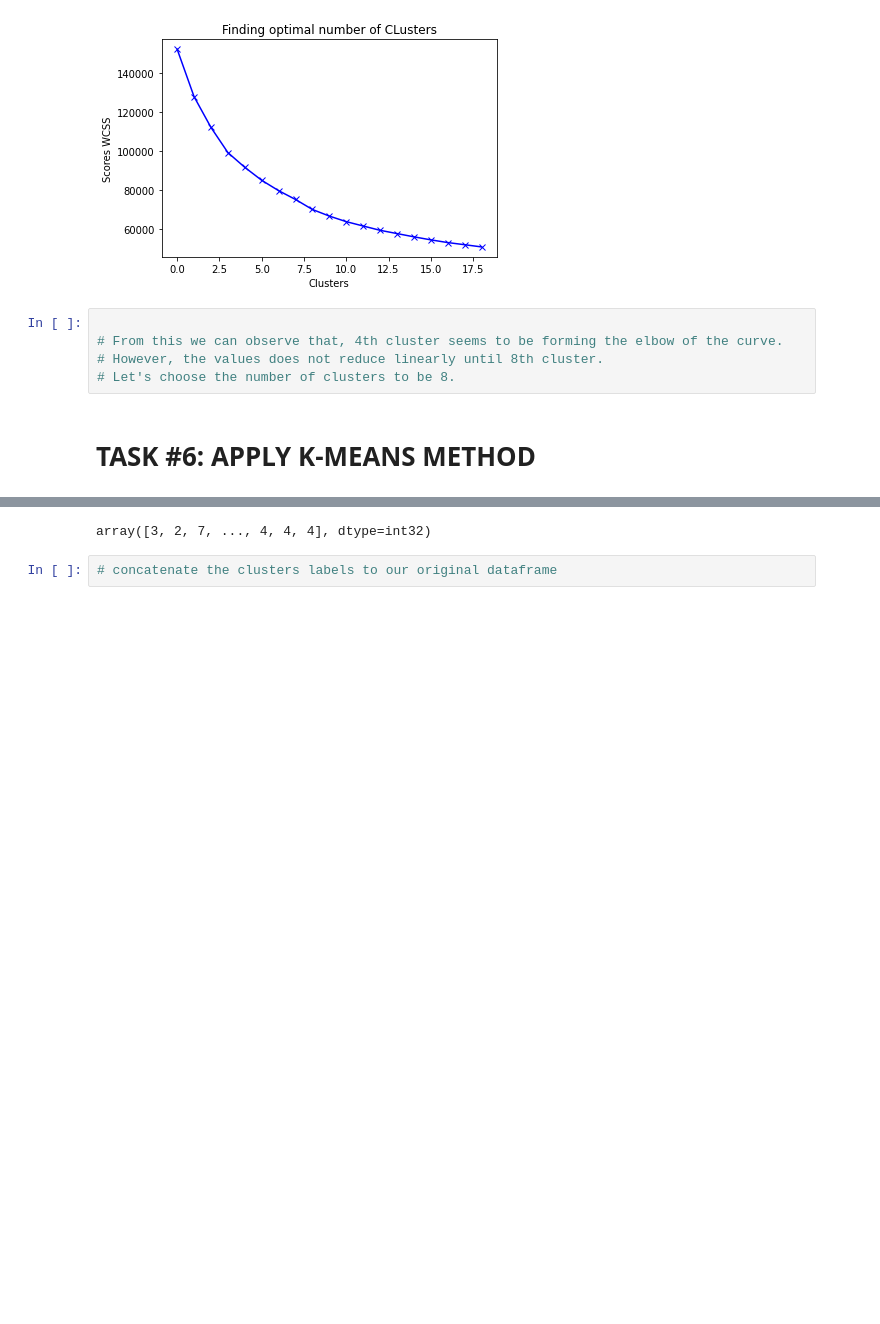
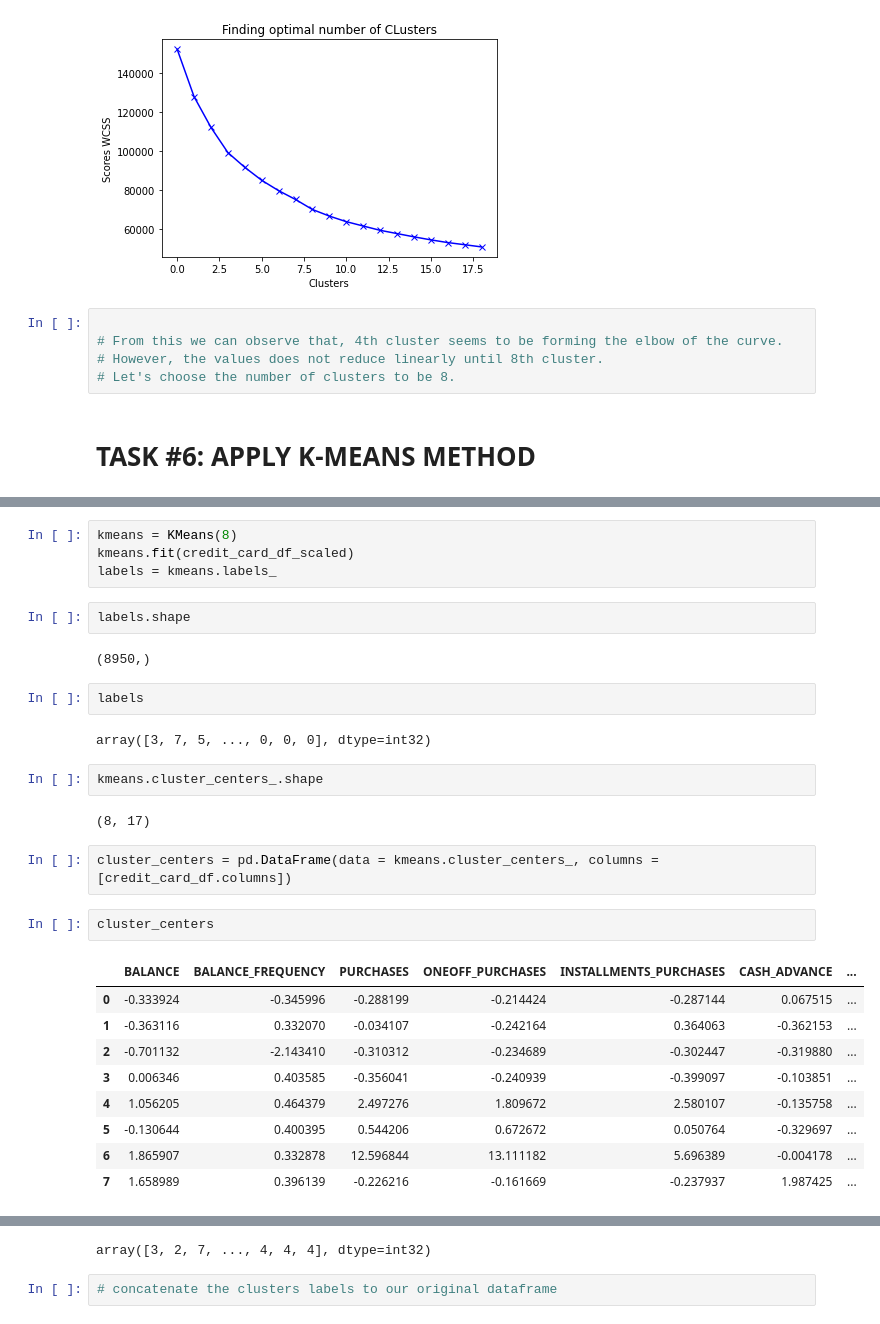
Before and after one commit to wellmej/DataScienceUseCases, a Jupyter notebook: Case2_My_Marketing_Department.ipynb, the cells around one changed output, grey strips where cells are left out. Saved outputs shown, nothing was run; the diff lists cells and outputs as text; blank space fills up the shorter version.

```diff
--- a/Case2_My_Marketing_Department.ipynb
+++ b/Case2_My_Marketing_Department.ipynb
@@ -434,2 +431,32 @@ plt.show()
+# %%
+kmeans = KMeans(8)
+kmeans.fit(credit_card_df_scaled)
+labels = kmeans.labels_
+# %%
+labels.shape
+# %% [output]
+(8950,)
+# %%
+labels
+# %% [output]
+array([3, 7, 5, ..., 0, 0, 0], dtype=int32)
+# %%
+kmeans.cluster_centers_.shape
+# %% [output]
+(8, 17)
+# %%
+cluster_centers = pd.DataFrame(data = kmeans.cluster_centers_, columns = [credit_card_df.columns])
+# %%
+cluster_centers
+# %% [output]
+|  | BALANCE | BALANCE_FREQUENCY | PURCHASES | ONEOFF_PURCHASES | INSTALLMENTS_PURCHASES | CASH_ADVANCE | ... |
+| 0 | -0.333924 | -0.345996 | -0.288199 | -0.214424 | -0.287144 | 0.067515 | ... |
+| 1 | -0.363116 | 0.332070 | -0.034107 | -0.242164 | 0.364063 | -0.362153 | ... |
+| 2 | -0.701132 | -2.143410 | -0.310312 | -0.234689 | -0.302447 | -0.319880 | ... |
+| 3 | 0.006346 | 0.403585 | -0.356041 | -0.240939 | -0.399097 | -0.103851 | ... |
+| 4 | 1.056205 | 0.464379 | 2.497276 | 1.809672 | 2.580107 | -0.135758 | ... |
+| 5 | -0.130644 | 0.400395 | 0.544206 | 0.672672 | 0.050764 | -0.329697 | ... |
+| 6 | 1.865907 | 0.332878 | 12.596844 | 13.111182 | 5.696389 | -0.004178 | ... |
+| 7 | 1.658989 | 0.396139 | -0.226216 | -0.161669 | -0.237937 | 1.987425 | ... |
 # %%
 # In order to understand what these numbers mean, let's perform inverse transformation
```
Also changed, not shown: parts of 7 cells of this notebook.
